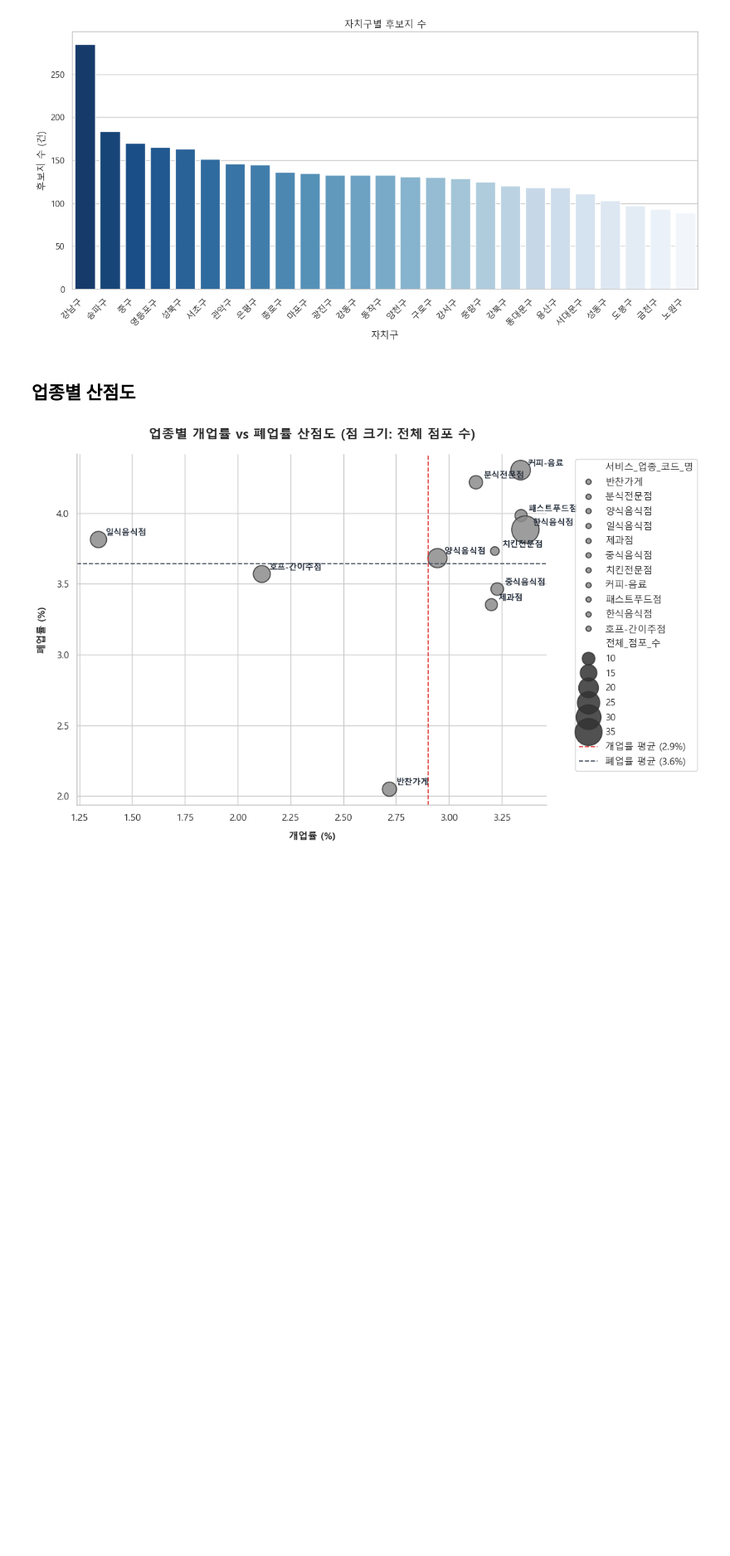
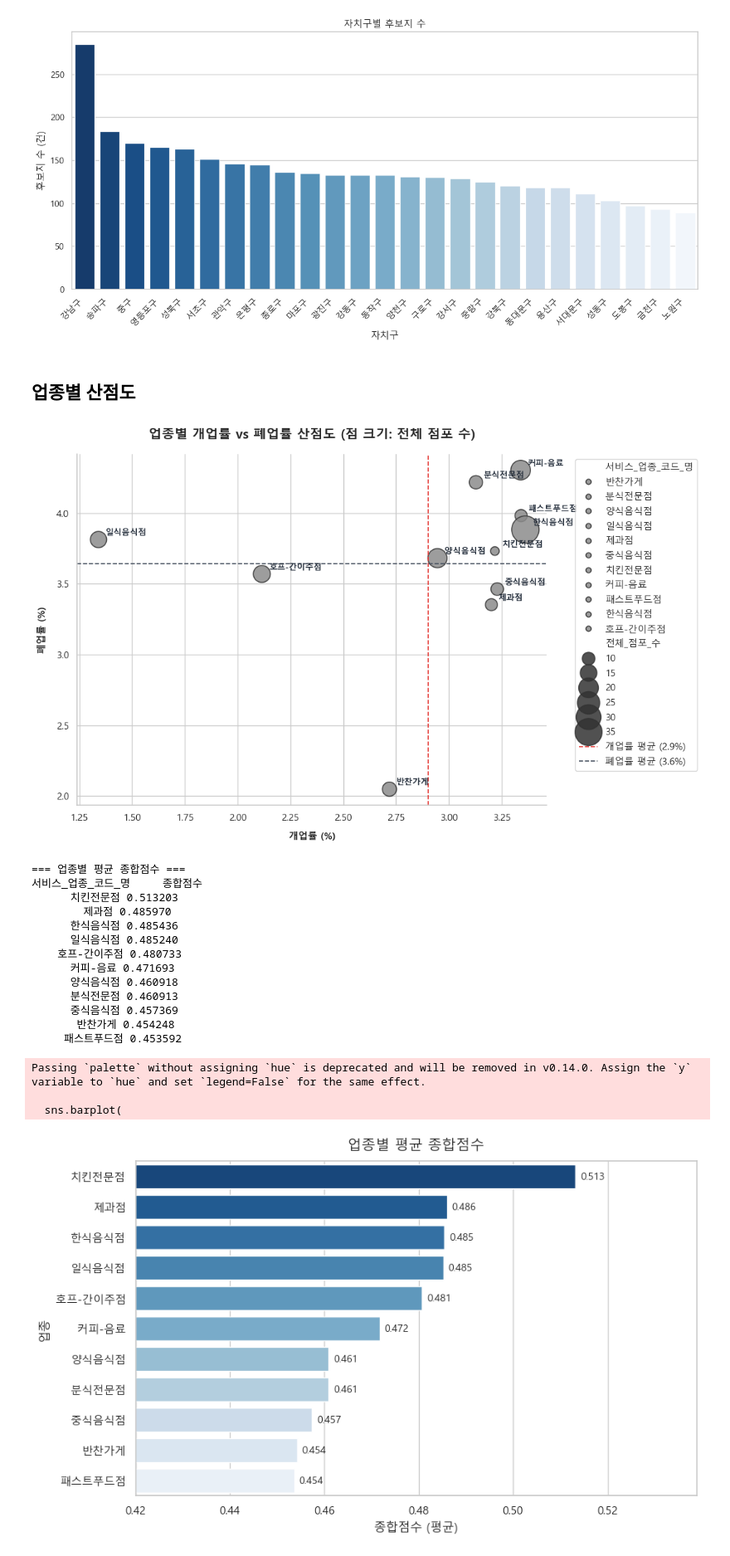
Before and after one commit to dong279/Seoul_Startup_Scout, a Jupyter notebook: notebooks/analysis.ipynb, the cells around one changed output. Shown at 83% size. Saved outputs shown, nothing was run; the diff lists cells and outputs as text; code cells hidden in the pictures; blank space fills up the shorter version.

Commit message:
살려줌메 ..업종별 종합점수 평균 추가

```diff
--- a/notebooks/analysis.ipynb
+++ b/notebooks/analysis.ipynb
@@ -679,3 +679,74 @@ viz.save(fig, '07_업종별_개폐업률_산점도')
 plt.show()
 # %% [output]
 [figure]
+# %%
+from common.loader import KEY_DTYPES
+scores_df = pd.read_csv("data/mock/scores.csv", dtype=KEY_DTYPES)
+
+# 업종 컬럼명 식별 (서비스_업종_코드_명 또는 업종명)
+category_col = "서비스_업종_코드_명" if "서비스_업종_코드_명" in scores_df.columns else "업종"
+
+# 2. 업종별 종합점수 평균 계산
+agg_df = (
+    scores_df.groupby(category_col)[["종합점수"]]
+    .mean()
+    .reset_index()
+    .sort_values(by="종합점수", ascending=False)
+)
+
+print("=== 업종별 평균 종합점수 ===")
+print(agg_df.to_string(index=False))
+
+# 3. 종합점수 시각화 그래프 생성
+fig, ax = plt.subplots(figsize=(10, 6))
+
+sns.barplot(
+    data=agg_df,
+    x="종합점수",
+    y=category_col,
+    palette="Blues_r",
+    ax=ax
+)
+
+# [수정] x축 시작점을 0.3으로 설정
+ax.set_xlim(left=0.42)
+
+# 데이터 라벨 표시
+for p in ax.patches:
+    width = p.get_width()
+    ax.annotate(
+        f"{width:.3f}",  # [수정] 소수점 3자리까지 출력하도록 변경 (.1f -> .3f)
+        (width, p.get_y() + p.get_height() / 2.0),
+        ha="left",
+        va="center",
+        xytext=(5, 0),
+        textcoords="offset points",
+        fontsize=10
+    )
+
+ax.set_title("업종별 평균 종합점수", fontsize=14, pad=12)
+ax.set_xlabel("종합점수 (평균)")
+ax.set_ylabel("업종")
+
+# 4. 그래프 저장 및 출력
+saved_path = viz.save(fig, "08_업종별_종합점수_평균")
+
+plt.show()
+# %% [output]
+=== 업종별 평균 종합점수 ===
+서비스_업종_코드_명     종합점수
+      치킨전문점 0.513203
+        제과점 0.485970
+      한식음식점 0.485436
+      일식음식점 0.485240
+    호프-간이주점 0.480733
+      커피-음료 0.471693
+      양식음식점 0.460918
+      분식전문점 0.460913
+      중식음식점 0.457369
+       반찬가게 0.454248
+     패스트푸드점 0.453592
+Passing `palette` without assigning `hue` is deprecated and will be removed in v0.14.0. Assign the `y` variable to `hue` and set `legend=False` for the same effect.
+
+  sns.barplot(
+[figure, added]
```
